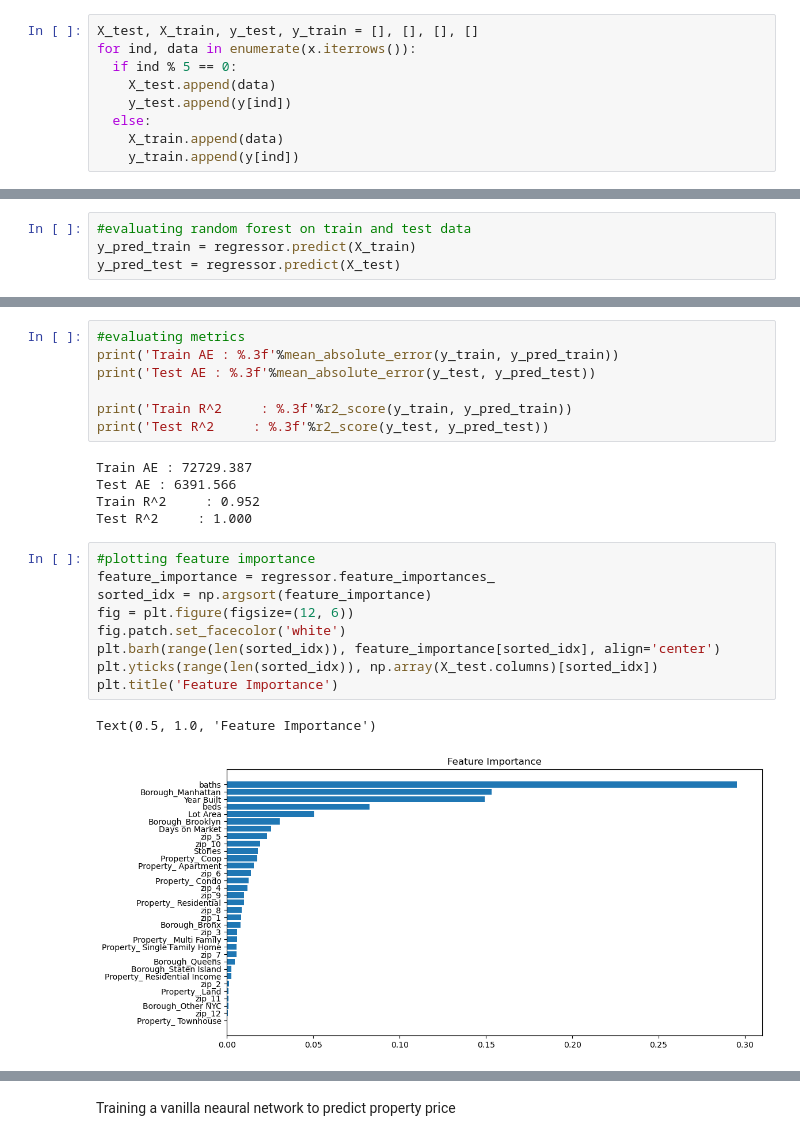
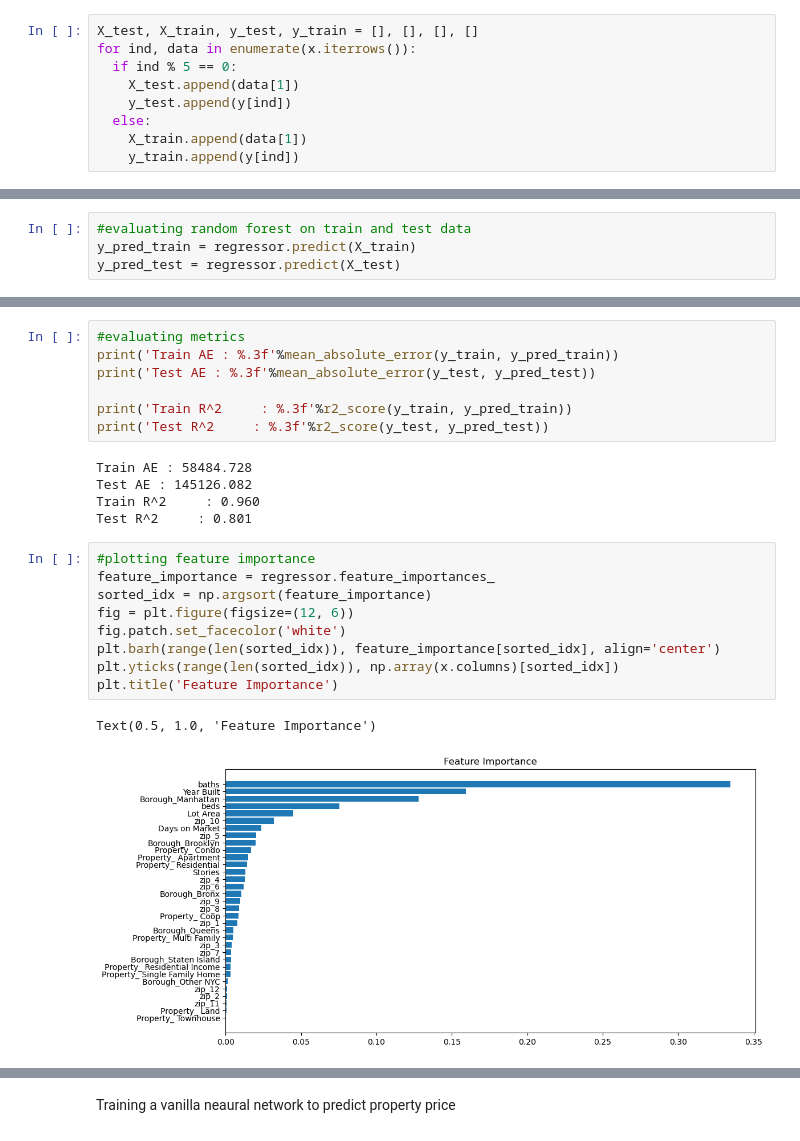
Before and after one commit to ethanstanley/Real-Estate-Predictor, a Jupyter notebook: house_value_model.ipynb, the cells around one changed output, grey strips where cells are left out. Saved outputs shown, nothing was run; the diff lists cells and outputs as text.

```diff
--- a/house_value_model.ipynb
+++ b/house_value_model.ipynb
@@ -81,10 +66,10 @@ Name: price, Length: 1027, dtype: float64
 X_test, X_train, y_test, y_train = [], [], [], []
 for ind, data in enumerate(x.iterrows()):
   if ind % 5 == 0:
-    X_test.append(data)
+    X_test.append(data[1])
     y_test.append(y[ind])
   else:
-    X_train.append(data)
+    X_train.append(data[1])
     y_train.append(y[ind])
 # %%
 #make into np arrays
@@ -121,22 +106,22 @@ print('Test AE : %.3f'%mean_absolute_error(y_test, y_pred_test))
 print('Train R^2     : %.3f'%r2_score(y_train, y_pred_train))
 print('Test R^2     : %.3f'%r2_score(y_test, y_pred_test))
 # %% [output]
-Train AE : 72729.387
-Test AE : 6391.566
-Train R^2     : 0.952
-Test R^2     : 1.000
+Train AE : 58484.728
+Test AE : 145126.082
+Train R^2     : 0.960
+Test R^2     : 0.801
 # %%
 #plotting feature importance
 feature_importance = regressor.feature_importances_
 sorted_idx = np.argsort(feature_importance)
 fig = plt.figure(figsize=(12, 6))
 fig.patch.set_facecolor('white')
 plt.barh(range(len(sorted_idx)), feature_importance[sorted_idx], align='center')
-plt.yticks(range(len(sorted_idx)), np.array(X_test.columns)[sorted_idx])
+plt.yticks(range(len(sorted_idx)), np.array(x.columns)[sorted_idx])
 plt.title('Feature Importance')
 # %% [output]
 Text(0.5, 1.0, 'Feature Importance')
-[figure, old version]
+[figure, new version]
 # %%
 #getting difference between true and predcited price and appending difference column to original pandas data frame
 #the lower the difference value, theoretically, the more undervalues the house
```
Also changed, not shown: parts of 12 cells of this notebook, 2 other files.
